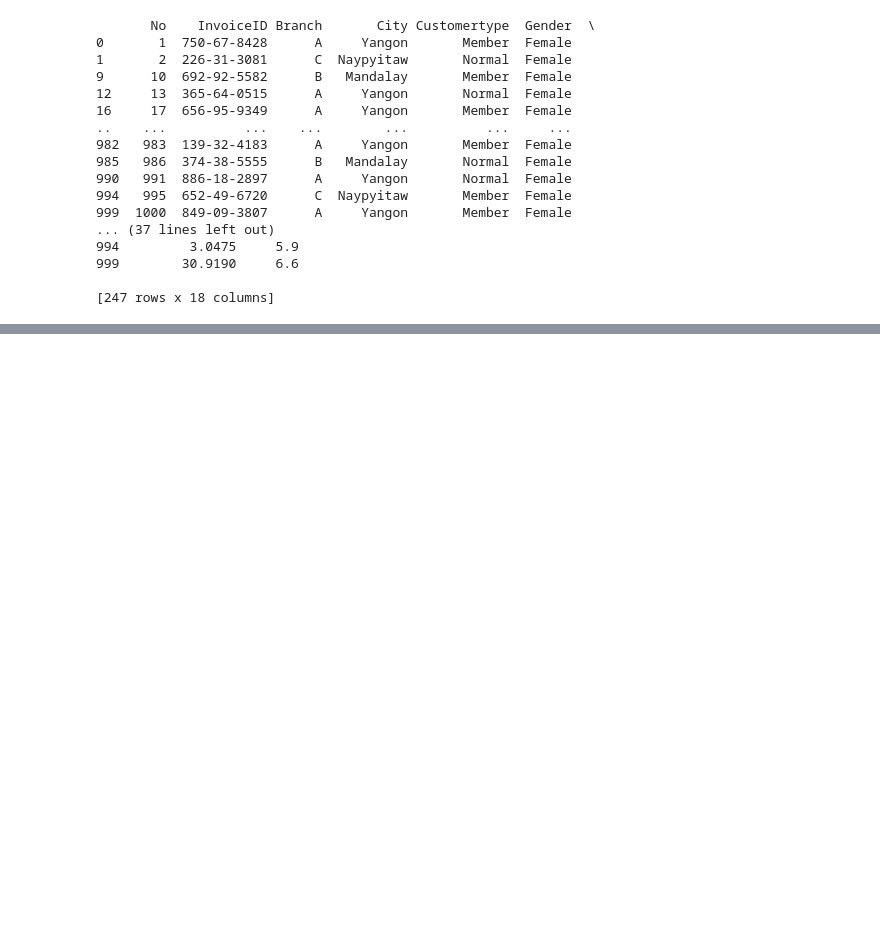
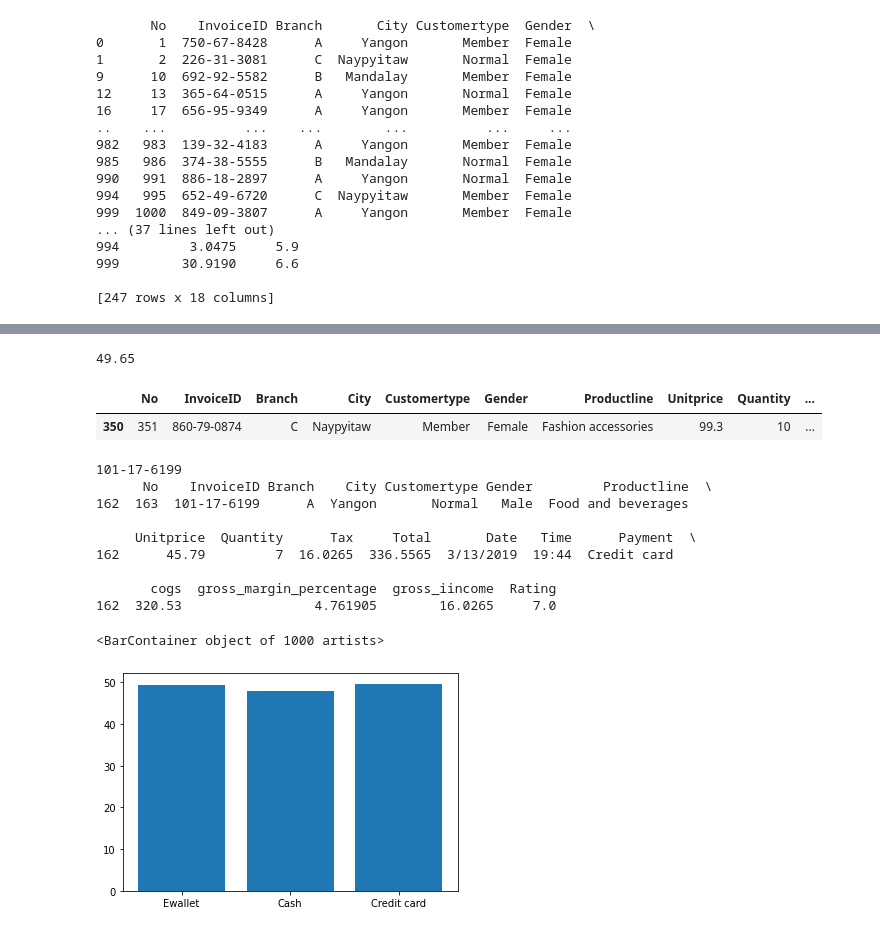
Before and after one commit to JeswinThomasAJ/Business-Analytics-with-Python, a Jupyter notebook: Copy_of_Question_and_ans.ipynb, the cells around one changed output, grey strips where cells are left out. Cells and saved outputs as stored; diff of their text form; code cells hidden in the pictures; blank space fills up the shorter version.

```diff
--- a/Copy_of_Question_and_ans.ipynb
+++ b/Copy_of_Question_and_ans.ipynb
@@ -808,0 +817,30 @@ ValueError: ignored
+# %%
+s8=df["gross_iincome"].max()
+print(s8)
+df.loc[df['gross_iincome']==s8]
+# %% [output]
+49.65
+|  | No | InvoiceID | Branch | City | Customertype | Gender | Productline | Unitprice | Quantity | ... |
+| 350 | 351 | 860-79-0874 | C | Naypyitaw | Member | Female | Fashion accessories | 99.3 | 10 | ... |
+# %%
+s9=df["InvoiceID"].min()
+print(s9)
+s10=df.loc[df["InvoiceID"]==s9]
+print(s10)
+print(" ")
+print(" ")
+x1=df["Payment"]
+y1=df["gross_iincome"]
+plt.bar(x1,y1)
+# %% [output]
+101-17-6199
+      No    InvoiceID Branch    City Customertype Gender         Productline  \
+162  163  101-17-6199      A  Yangon       Normal   Male  Food and beverages
+
+     Unitprice  Quantity      Tax     Total       Date   Time      Payment  \
+162      45.79         7  16.0265  336.5565  3/13/2019  19:44  Credit card
+
+       cogs  gross_margin_percentage  gross_iincome  Rating
+162  320.53                 4.761905        16.0265     7.0
+<BarContainer object of 1000 artists>
+[figure, added]
```
Also changed, not shown: parts of 7 cells of this notebook.
